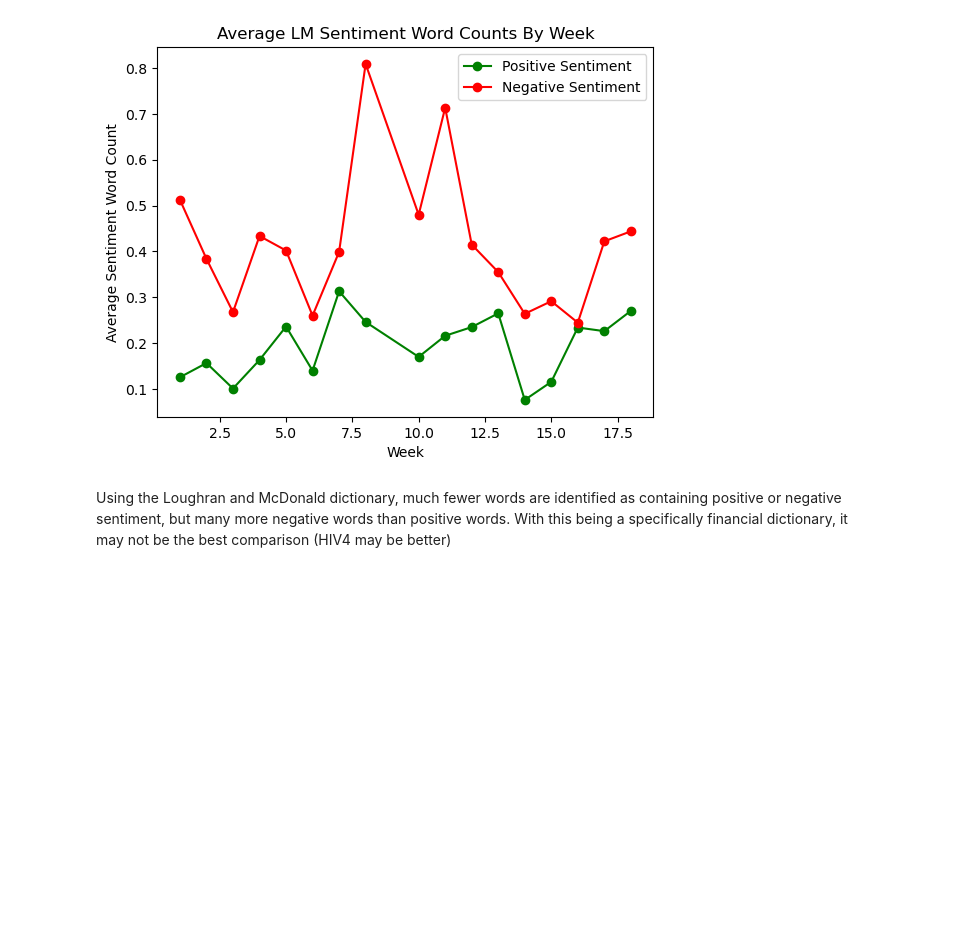
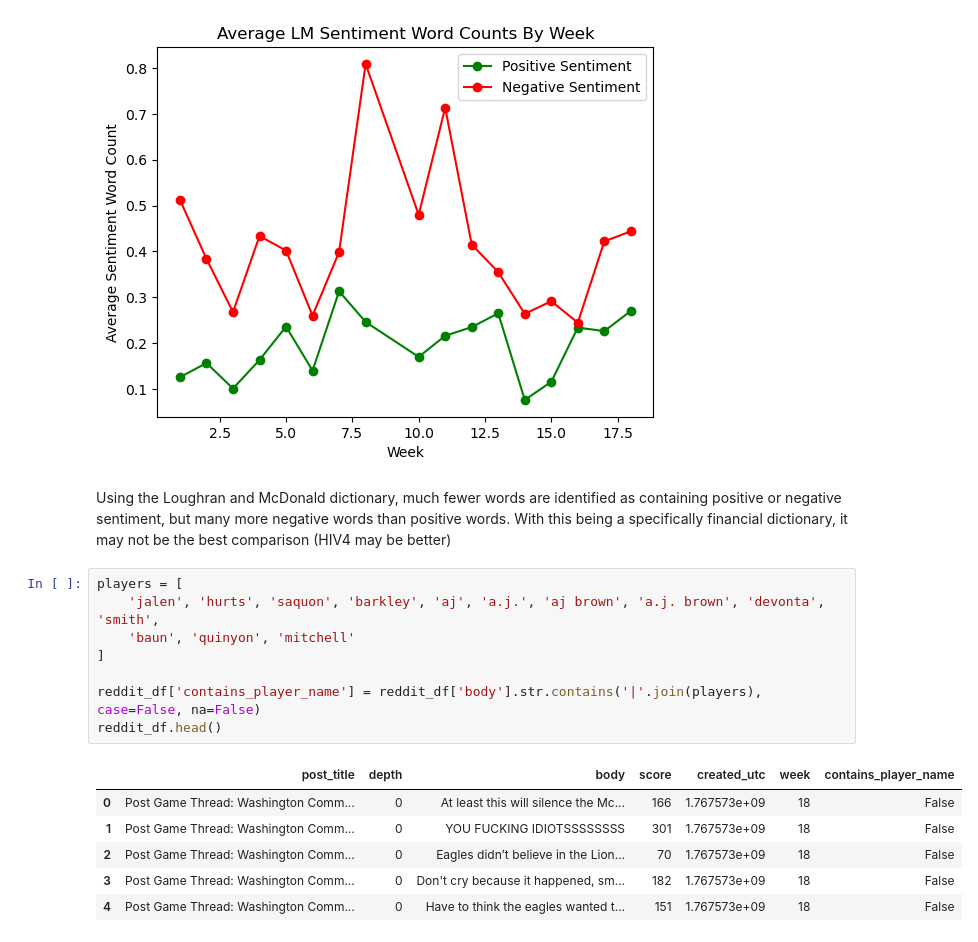
Before and after one commit to ryanjamesyu2/sentiment-performance-connection, a Jupyter notebook: sentiment_data_eda.ipynb, the cells around one changed output. Cells and saved outputs as stored; diff of their text form; blank space fills up the shorter version.

```diff
--- a/sentiment_data_eda.ipynb
+++ b/sentiment_data_eda.ipynb
@@ -511,3 +511,18 @@ plt.show()
 [figure]
 # %% [markdown]
 Using the Loughran and McDonald dictionary, much fewer words are identified as containing positive or negative sentiment, but many more negative words than positive words. With this being a specifically financial dictionary, it may not be the best comparison (HIV4 may be better)
+# %%
+players = [
+    'jalen', 'hurts', 'saquon', 'barkley', 'aj', 'a.j.', 'aj brown', 'a.j. brown', 'devonta', 'smith',
+    'baun', 'quinyon', 'mitchell'
+]
+
+reddit_df['contains_player_name'] = reddit_df['body'].str.contains('|'.join(players), case=False, na=False)
+reddit_df.head()
+# %% [output]
+|  | post_title | depth | body | score | created_utc | week | contains_player_name |
+| 0 | Post Game Thread: Washington Comm... | 0 | At least this will silence the Mc... | 166 | 1.767573e+09 | 18 | False |
+| 1 | Post Game Thread: Washington Comm... | 0 | YOU FUCKING IDIOTSSSSSSSS | 301 | 1.767573e+09 | 18 | False |
+| 2 | Post Game Thread: Washington Comm... | 0 | Eagles didn’t believe in the Lion... | 70 | 1.767573e+09 | 18 | False |
+| 3 | Post Game Thread: Washington Comm... | 0 | Don't cry because it happened, sm... | 182 | 1.767573e+09 | 18 | False |
+| 4 | Post Game Thread: Washington Comm... | 0 | Have to think the eagles wanted t... | 151 | 1.767573e+09 | 18 | False |
```
Also changed, not shown: parts of 8 cells of this notebook.
